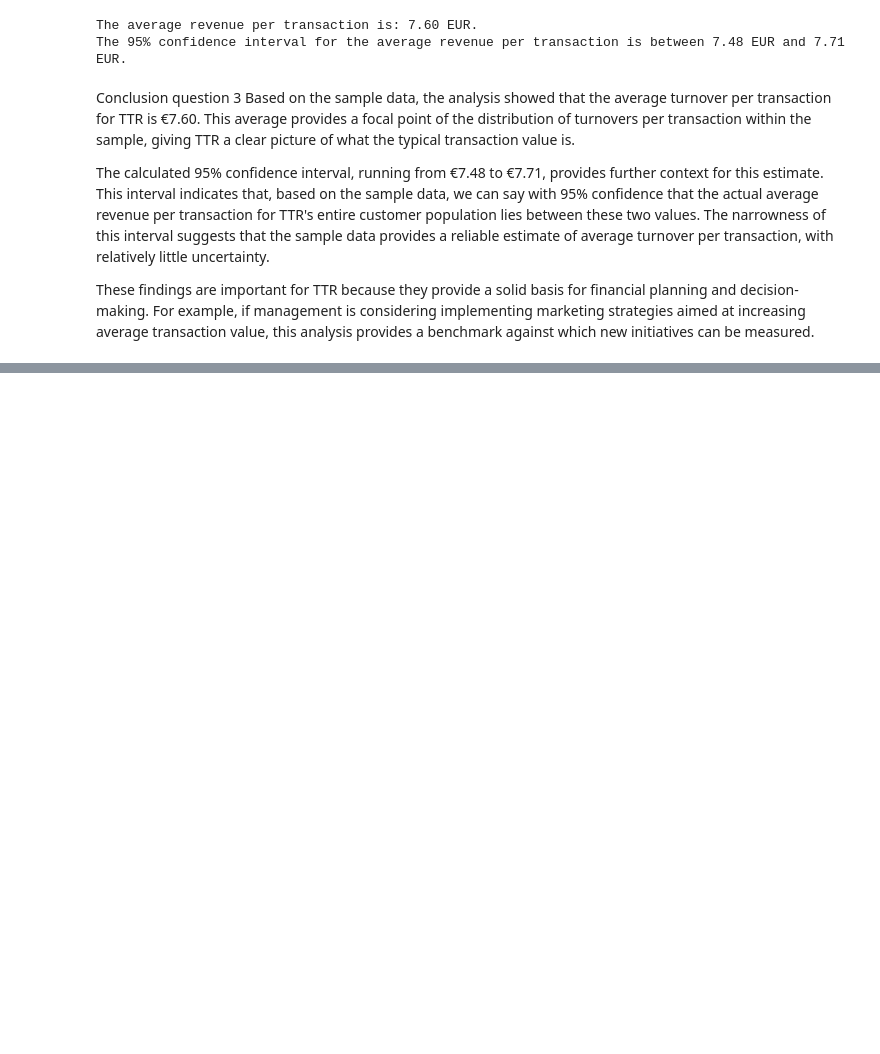
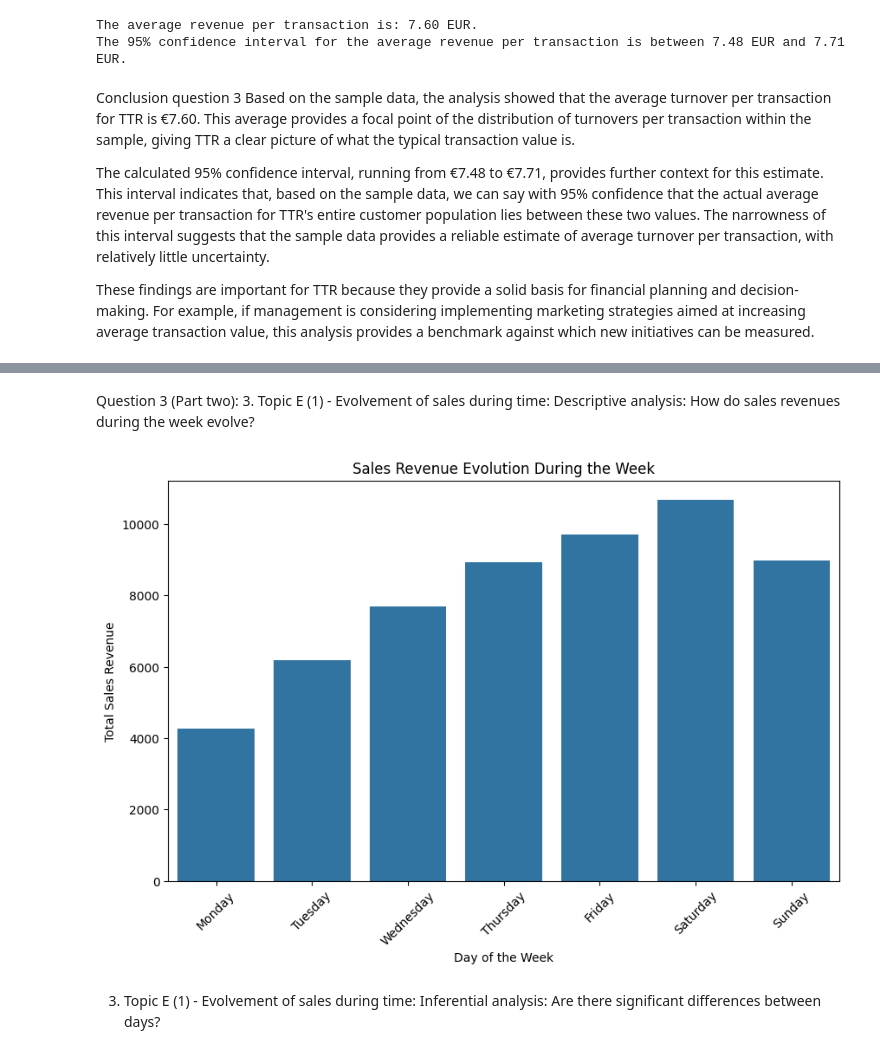
Before and after one commit to marielle1999/-Mathematics-and-Statistics-in-Python, a Jupyter notebook: sales revenue improvement.ipynb, the cells around one changed output, grey strips where cells are left out. Drawn from its saved outputs; the diff is of its cells as text; code cells hidden in the pictures; blank space fills up the shorter version.

```diff
--- a/sales revenue improvement.ipynb
+++ b/sales revenue improvement.ipynb
@@ -235,0 +349,37 @@ Report part 2
+# %% [markdown]
+Question 3 (Part two):
+3. Topic E (1) - Evolvement of sales during time:
+Descriptive analysis:  How do sales revenues during the week evolve?
+# %%
+import pandas as pd
+import matplotlib.pyplot as plt
+import seaborn as sns
+
+df = pd.read_csv('https://raw.githubusercontent.com/marielle1999/-Mathematics-and-Statistics-in-Python/main/dataset_1659397.csv')
+
+df['unit_price'] = pd.to_numeric(df['unit_price'], errors='coerce')
+df['transaction_qty'] = pd.to_numeric(df['transaction_qty'], errors='coerce')
+
+if 'revenue' not in df.columns:
+    df['revenue'] = df['unit_price'] * df['transaction_qty']
+
+df = df.dropna(subset=['revenue', 'unit_price', 'transaction_qty'])
+
+df['transaction_date'] = pd.to_datetime(df['transaction_date'])
+
+df['day_of_week'] = df['transaction_date'].dt.day_name()
+
+weekly_sales = df.groupby('day_of_week')['revenue'].sum().reindex(['Monday', 'Tuesday', 'Wednesday', 'Thursday', 'Friday', 'Saturday', 'Sunday'])
+
+plt.figure(figsize=(10, 6))
+sns.barplot(x=weekly_sales.index, y=weekly_sales.values)
+plt.title('Sales Revenue Evolution During the Week')
+plt.xlabel('Day of the Week')
+plt.ylabel('Total Sales Revenue')
+plt.xticks(rotation=45)
+plt.show()
+# %% [output]
+[figure, added]
+# %% [markdown]
+3. Topic E (1) - Evolvement of sales during time:
+Inferential analysis:  Are there significant differences between days?
```
Also changed, not shown: parts of 22 cells of this notebook, 1 other file.
